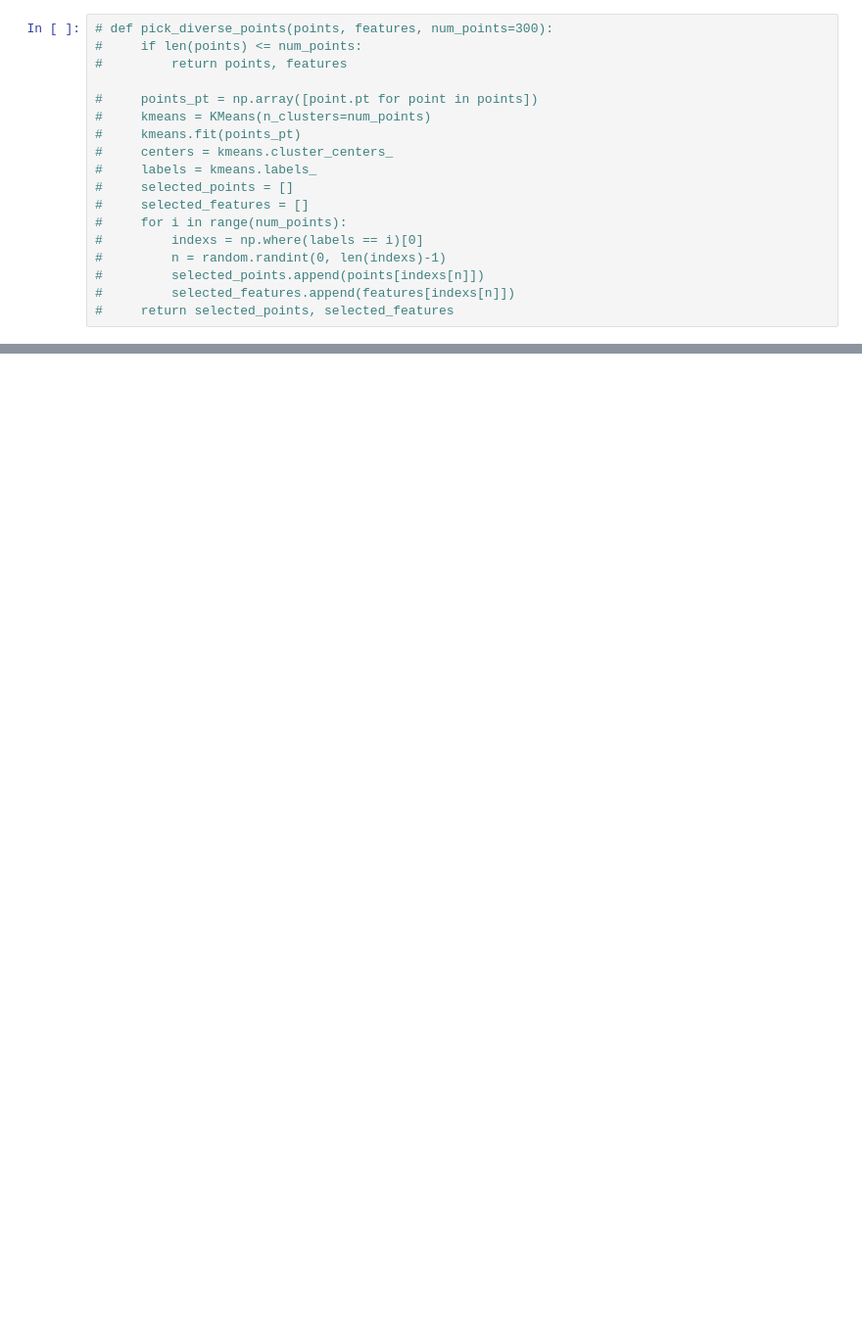
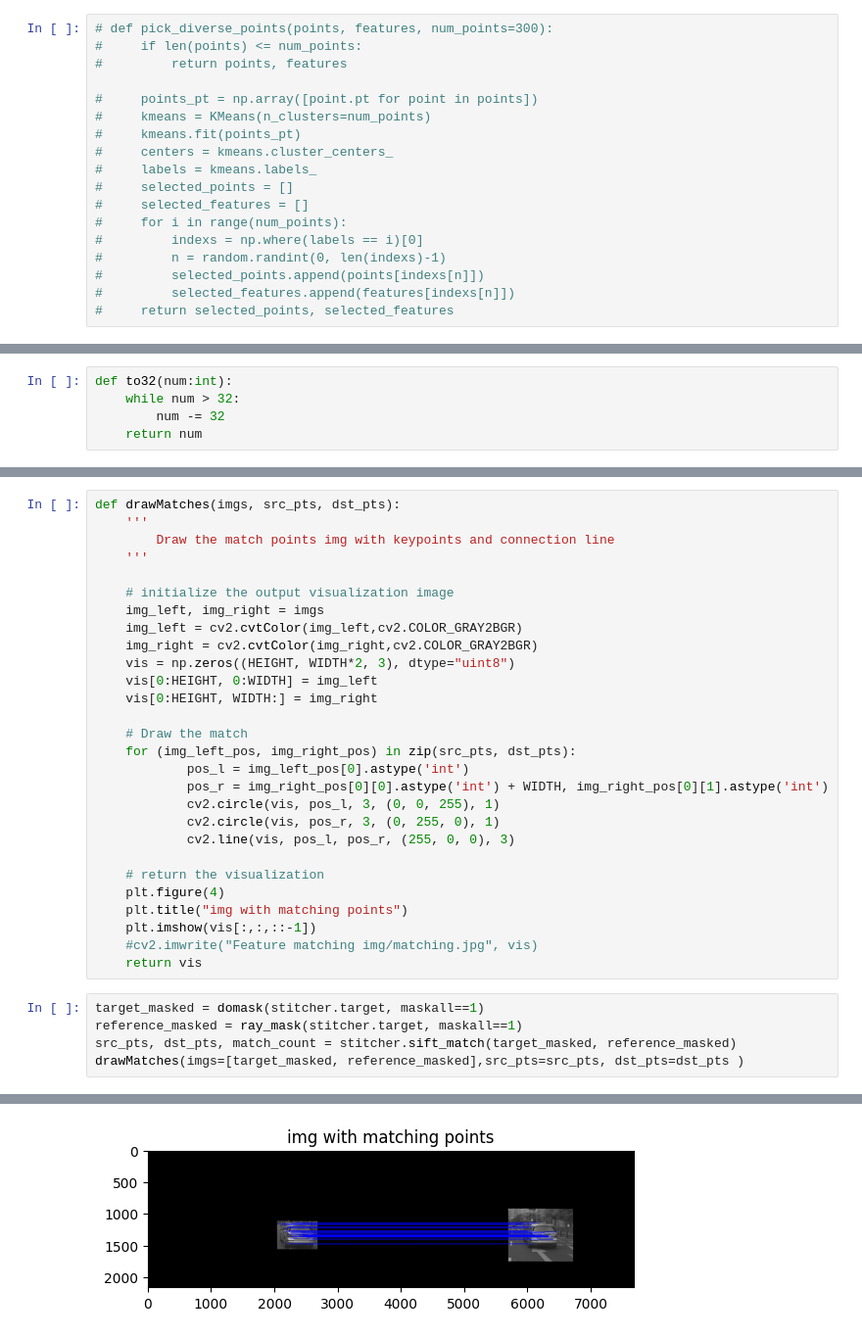
Before and after one commit to maggie1999424/CV, a Jupyter notebook: warping.ipynb, the cells around one changed output, grey strips where cells are left out. Shown at 98% size. Saved outputs shown, nothing was run; the diff lists cells and outputs as text; blank space fills up the shorter version.

Commit message:
add general mask

```diff
--- a/warping.ipynb
+++ b/warping.ipynb
@@ -424,0 +466,5 @@ plt.imshow(result)
+# %%
+def to32(num:int):
+    while num > 32:
+        num -= 32
+    return num
@@ -424,0 +498,34 @@ plt.imshow(result)
+# %%
+def drawMatches(imgs, src_pts, dst_pts):
+    '''
+        Draw the match points img with keypoints and connection line
+    '''
+
+    # initialize the output visualization image
+    img_left, img_right = imgs
+    img_left = cv2.cvtColor(img_left,cv2.COLOR_GRAY2BGR)
+    img_right = cv2.cvtColor(img_right,cv2.COLOR_GRAY2BGR)
+    vis = np.zeros((HEIGHT, WIDTH*2, 3), dtype="uint8")
+    vis[0:HEIGHT, 0:WIDTH] = img_left
+    vis[0:HEIGHT, WIDTH:] = img_right
+
+    # Draw the match
+    for (img_left_pos, img_right_pos) in zip(src_pts, dst_pts):
+            pos_l = img_left_pos[0].astype('int')
+            pos_r = img_right_pos[0][0].astype('int') + WIDTH, img_right_pos[0][1].astype('int')
+            cv2.circle(vis, pos_l, 3, (0, 0, 255), 1)
+            cv2.circle(vis, pos_r, 3, (0, 255, 0), 1)
+            cv2.line(vis, pos_l, pos_r, (255, 0, 0), 3)
+
+    # return the visualization
+    plt.figure(4)
+    plt.title("img with matching points")
+    plt.imshow(vis[:,:,::-1])
+    #cv2.imwrite("Feature matching img/matching.jpg", vis)
+    return vis
+# %%
+target_masked = domask(stitcher.target, maskall==1)
+reference_masked = ray_mask(stitcher.target, maskall==1)
+src_pts, dst_pts, match_count = stitcher.sift_match(target_masked, reference_masked)
+drawMatches(imgs=[target_masked, reference_masked],src_pts=src_pts, dst_pts=dst_pts )
+# %% [output]
@@ -424,0 +549 @@ plt.imshow(result)
+[figure, added]
```
Also changed, not shown: parts of 14 cells of this notebook, 11 other files.
